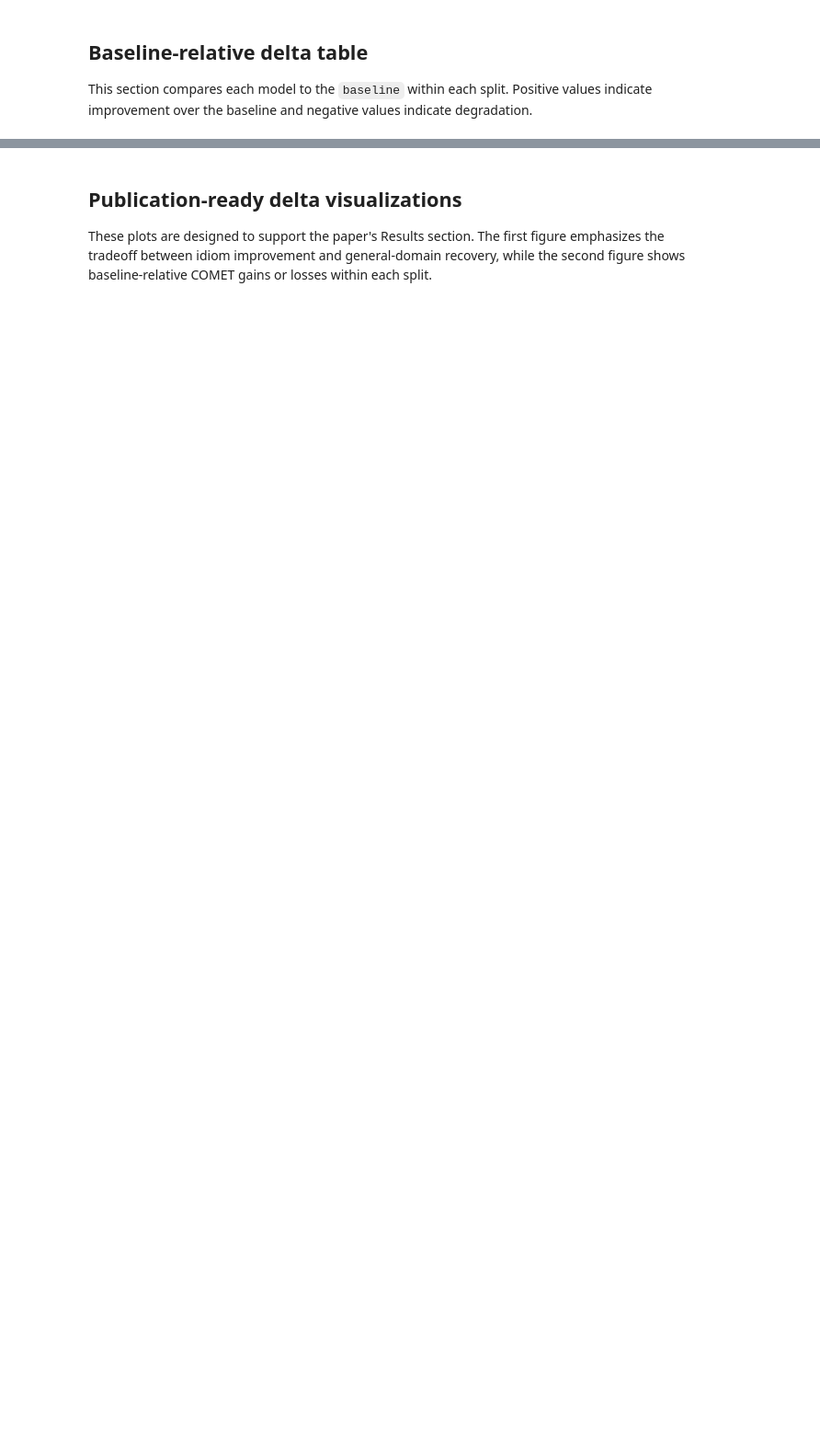
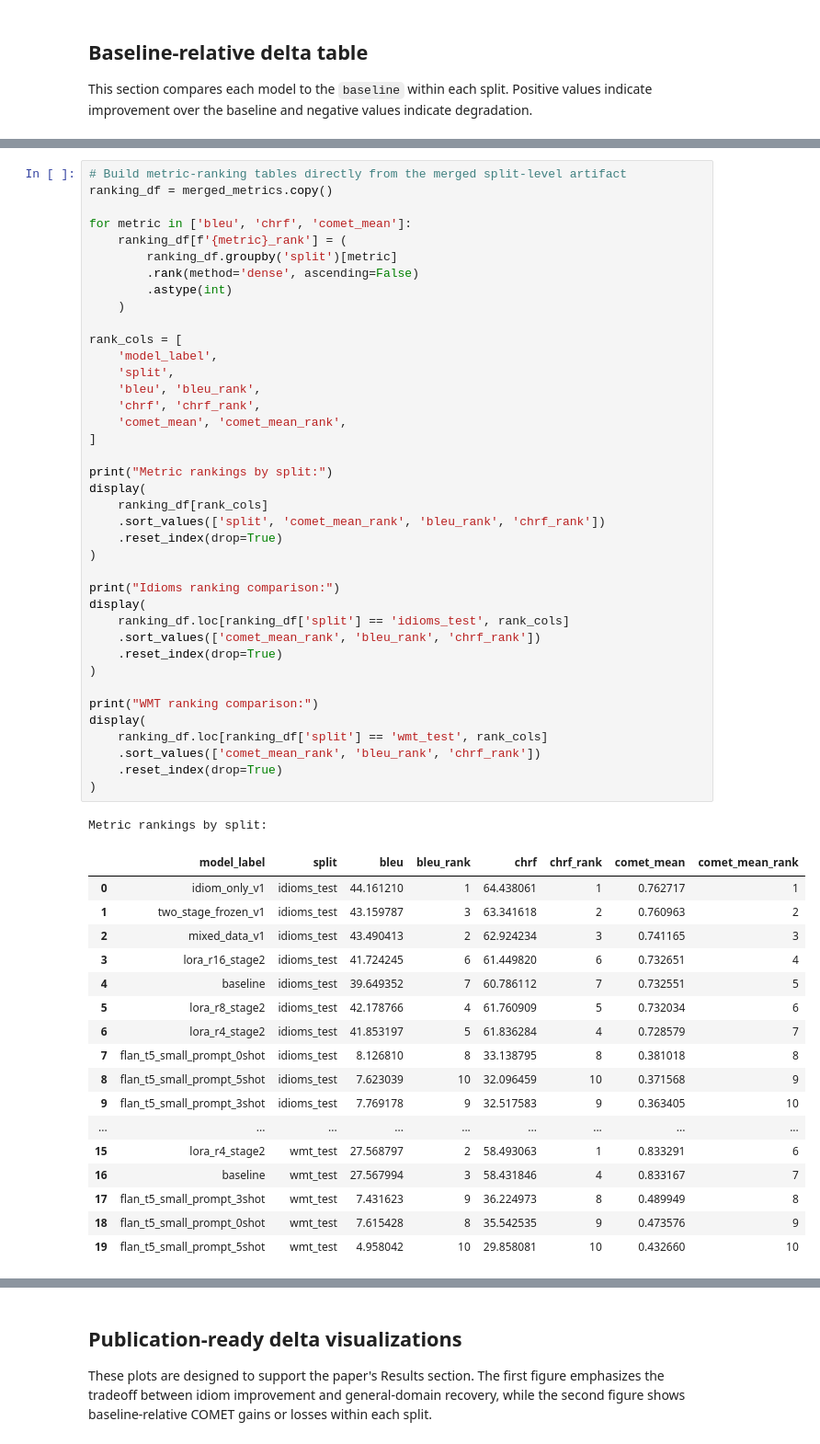
Before and after one commit to auntiepersilla/Idiom_Aware_MT_Finetuning_EN-DE, a Jupyter notebook: notebooks/11_analysis_comet_pipeline.ipynb, the cells around one changed output, grey strips where cells are left out. Shown at 92% size. Saved outputs shown, nothing was run; the diff lists cells and outputs as text; blank space fills up the shorter version.

```diff
--- a/notebooks/11_analysis_comet_pipeline.ipynb
+++ b/notebooks/11_analysis_comet_pipeline.ipynb
@@ -311,0 +369,58 @@ WMT deltas:
+# %%
+# Build metric-ranking tables directly from the merged split-level artifact
+ranking_df = merged_metrics.copy()
+
+for metric in ['bleu', 'chrf', 'comet_mean']:
+    ranking_df[f'{metric}_rank'] = (
+        ranking_df.groupby('split')[metric]
+        .rank(method='dense', ascending=False)
+        .astype(int)
+    )
+
+rank_cols = [
+    'model_label',
+    'split',
+    'bleu', 'bleu_rank',
+    'chrf', 'chrf_rank',
+    'comet_mean', 'comet_mean_rank',
+]
+
+print("Metric rankings by split:")
+display(
+    ranking_df[rank_cols]
+    .sort_values(['split', 'comet_mean_rank', 'bleu_rank', 'chrf_rank'])
+    .reset_index(drop=True)
+)
+
+print("Idioms ranking comparison:")
+display(
+    ranking_df.loc[ranking_df['split'] == 'idioms_test', rank_cols]
+    .sort_values(['comet_mean_rank', 'bleu_rank', 'chrf_rank'])
+    .reset_index(drop=True)
+)
+
+print("WMT ranking comparison:")
+display(
+    ranking_df.loc[ranking_df['split'] == 'wmt_test', rank_cols]
+    .sort_values(['comet_mean_rank', 'bleu_rank', 'chrf_rank'])
+    .reset_index(drop=True)
+)
+# %% [output]
+Metric rankings by split:
+|  | model_label | split | bleu | bleu_rank | chrf | chrf_rank | comet_mean | comet_mean_rank |
+| 0 | idiom_only_v1 | idioms_test | 44.161210 | 1 | 64.438061 | 1 | 0.762717 | 1 |
+| 1 | two_stage_frozen_v1 | idioms_test | 43.159787 | 3 | 63.341618 | 2 | 0.760963 | 2 |
+| 2 | mixed_data_v1 | idioms_test | 43.490413 | 2 | 62.924234 | 3 | 0.741165 | 3 |
+| 3 | lora_r16_stage2 | idioms_test | 41.724245 | 6 | 61.449820 | 6 | 0.732651 | 4 |
+| 4 | baseline | idioms_test | 39.649352 | 7 | 60.786112 | 7 | 0.732551 | 5 |
+| 5 | lora_r8_stage2 | idioms_test | 42.178766 | 4 | 61.760909 | 5 | 0.732034 | 6 |
+| 6 | lora_r4_stage2 | idioms_test | 41.853197 | 5 | 61.836284 | 4 | 0.728579 | 7 |
+| 7 | flan_t5_small_prompt_0shot | idioms_test | 8.126810 | 8 | 33.138795 | 8 | 0.381018 | 8 |
+| 8 | flan_t5_small_prompt_5shot | idioms_test | 7.623039 | 10 | 32.096459 | 10 | 0.371568 | 9 |
+| 9 | flan_t5_small_prompt_3shot | idioms_test | 7.769178 | 9 | 32.517583 | 9 | 0.363405 | 10 |
+| ... | ... | ... | ... | ... | ... | ... | ... | ... |
+| 15 | lora_r4_stage2 | wmt_test | 27.568797 | 2 | 58.493063 | 1 | 0.833291 | 6 |
+| 16 | baseline | wmt_test | 27.567994 | 3 | 58.431846 | 4 | 0.833167 | 7 |
+| 17 | flan_t5_small_prompt_3shot | wmt_test | 7.431623 | 9 | 36.224973 | 8 | 0.489949 | 8 |
+| 18 | flan_t5_small_prompt_0shot | wmt_test | 7.615428 | 8 | 35.542535 | 9 | 0.473576 | 9 |
+| 19 | flan_t5_small_prompt_5shot | wmt_test | 4.958042 | 10 | 29.858081 | 10 | 0.432660 | 10 |
```
Also changed, not shown: parts of 34 cells of this notebook.
